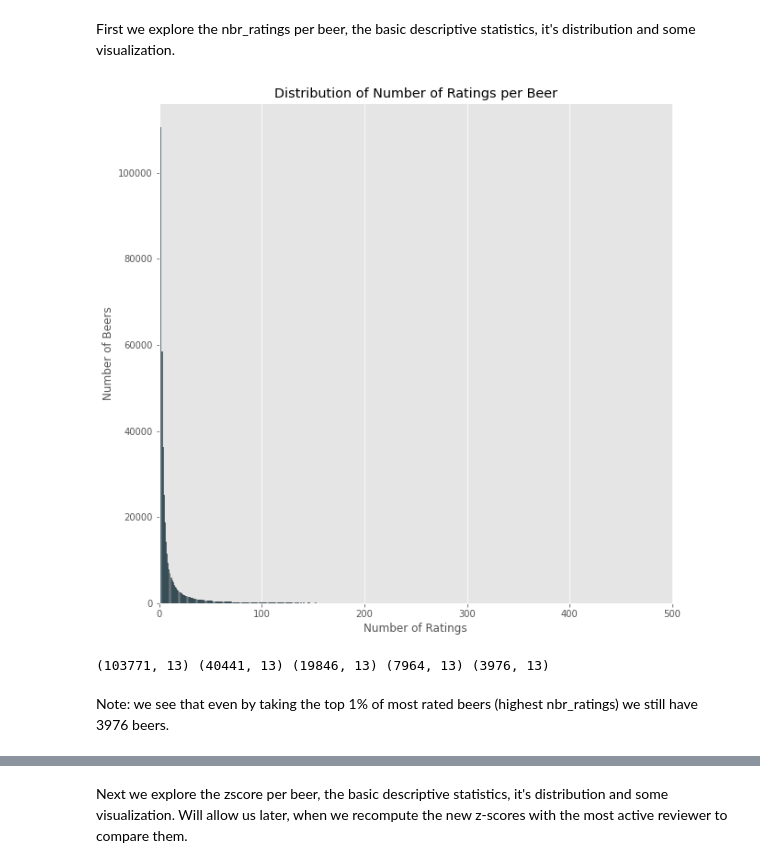
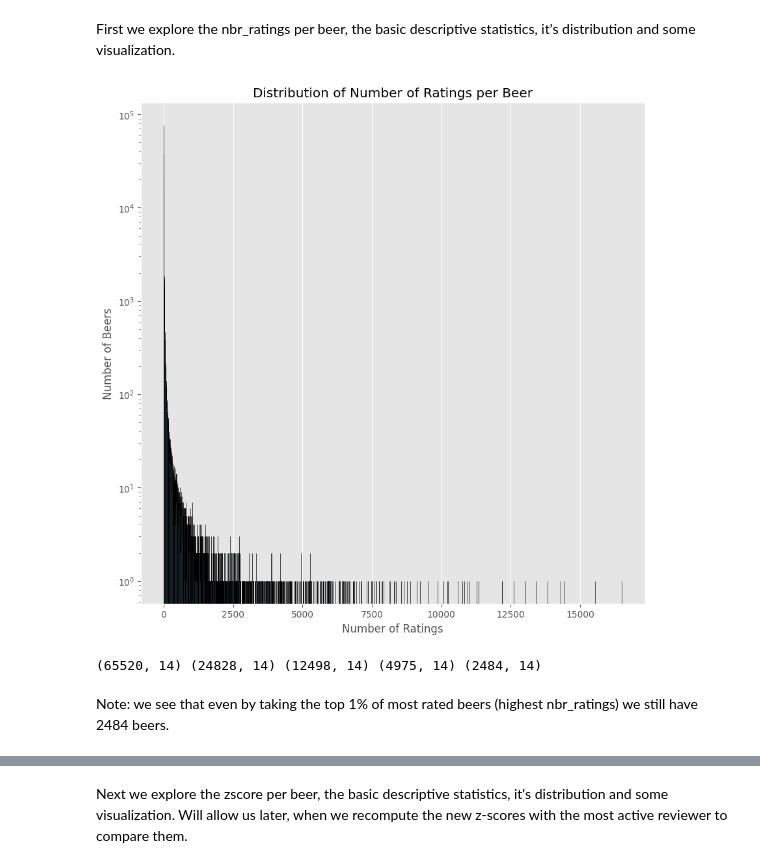
Before and after one commit to epfl-ada/ada-2023-project-adalcoholics86, a Jupyter notebook: milestoneP2.ipynb, the cells around one changed output, grey strips where cells are left out. Saved outputs shown, nothing was run; the diff lists cells and outputs as text; code cells hidden in the pictures.

```diff
--- a/milestoneP2.ipynb
+++ b/milestoneP2.ipynb
@@ -240,7 +187,6 @@ df_users_approx_flt = df_users_approx_flt.drop(df_users_approx_flt[(df_users_app
 # %%
 #RateBeer website data :
 
-df_beer = pd.read_csv("RateBeer/beers.csv", index_col='beer_id')
-df_breweries  = pd.read_csv("RateBeer/breweries.csv")
-df_users = pd.read_csv("RateBeer/users.csv")
-df_review = pd.read_csv("RateBeer/reviews.txt", on_bad_lines='skip')
+df_beer_RB = pd.read_csv("RateBeer/beers.csv", index_col='beer_id')
+df_breweries_RB  = pd.read_csv("RateBeer/breweries.csv")
+df_users_RB = pd.read_csv("RateBeer/users.csv")
@@ -267,0 +193,4 @@ df_beer
+# %%
+#Remove raws with NaN values
+df_beer_RB = df_beer_RB[df_beer_RB['nbr_ratings'] != 0]
+df_beer_RB.zscore.dropna()
@@ -274,35 +217,35 @@ Here we don't care about the z-score and the rating score because we will recomp
 First we explore the nbr_ratings per beer, the basic descriptive statistics, it's distribution and some visualization.
 # %%
 # Count the number of beers for each number of ratings
-reviews_counts = df_beer['nbr_ratings'].value_counts().sort_index()
+reviews_counts = df_beer_RB['nbr_ratings'].value_counts().sort_index()
 
 # Plot the distribution of number of ratings per beer
 plt.figure(figsize=(10,10))
 plt.bar(reviews_counts.index, reviews_counts.values, color='skyblue', edgecolor='black')
 plt.xlabel('Number of Ratings')
 plt.ylabel('Number of Beers')
+plt.yscale('log')
 plt.title('Distribution of Number of Ratings per Beer')
 plt.grid(axis='y')
-plt.xlim(0, 500)
 plt.show()
 # %% [output]
-[figure, old version]
+[figure, new version]
 # %%
 # Get an idea of the distribution of the number of ratings per beer
 
 # Choose different quantile thresholds
-ratings_threshold75 = df_beer['nbr_ratings'].quantile(0.75)
-ratings_threshold90 = df_beer['nbr_ratings'].quantile(0.90)
-ratings_threshold95 = df_beer['nbr_ratings'].quantile(0.95)
-ratings_threshold98 = df_beer['nbr_ratings'].quantile(0.98)
-ratings_threshold99 = df_beer['nbr_ratings'].quantile(0.99)
+ratings_threshold75 = df_beer_RB['nbr_ratings'].quantile(0.75)
+ratings_threshold90 = df_beer_RB['nbr_ratings'].quantile(0.90)
+ratings_threshold95 = df_beer_RB['nbr_ratings'].quantile(0.95)
+ratings_threshold98 = df_beer_RB['nbr_ratings'].quantile(0.98)
+ratings_threshold99 = df_beer_RB['nbr_ratings'].quantile(0.99)
 
 # Filter beers based on the threshold
-filtered_beers75 = df_beer[df_beer['nbr_ratings'] >= ratings_threshold75]
-filtered_beers90 = df_beer[df_beer['nbr_ratings'] >= ratings_threshold90]
-filtered_beers95 = df_beer[df_beer['nbr_ratings'] >= ratings_threshold95]
-filtered_beers98 = df_beer[df_beer['nbr_ratings'] >= ratings_threshold98]
-filtered_beers99 = df_beer[df_beer['nbr_ratings'] >= ratings_threshold99]
+filtered_beers75 = df_beer_RB[df_beer_RB['nbr_ratings'] >= ratings_threshold75]
+filtered_beers90 = df_beer_RB[df_beer_RB['nbr_ratings'] >= ratings_threshold90]
+filtered_beers95 = df_beer_RB[df_beer_RB['nbr_ratings'] >= ratings_threshold95]
+filtered_beers98 = df_beer_RB[df_beer_RB['nbr_ratings'] >= ratings_threshold98]
+filtered_beers99 = df_beer_RB[df_beer_RB['nbr_ratings'] >= ratings_threshold99]
 
 print(filtered_beers75.shape,
 filtered_beers90.shape,
@@ -310,6 +253,6 @@ filtered_beers95.shape,
 filtered_beers98.shape,
 filtered_beers99.shape)
 # %% [output]
-(103771, 13) (40441, 13) (19846, 13) (7964, 13) (3976, 13)
+(65520, 14) (24828, 14) (12498, 14) (4975, 14) (2484, 14)
 # %% [markdown]
-Note: we see that even by taking the top 1% of most rated beers (highest nbr_ratings) we still have 3976 beers.
+Note: we see that even by taking the top 1% of most rated beers (highest nbr_ratings) we still have 2484 beers.
```
Also changed, not shown: parts of 104 cells of this notebook.
